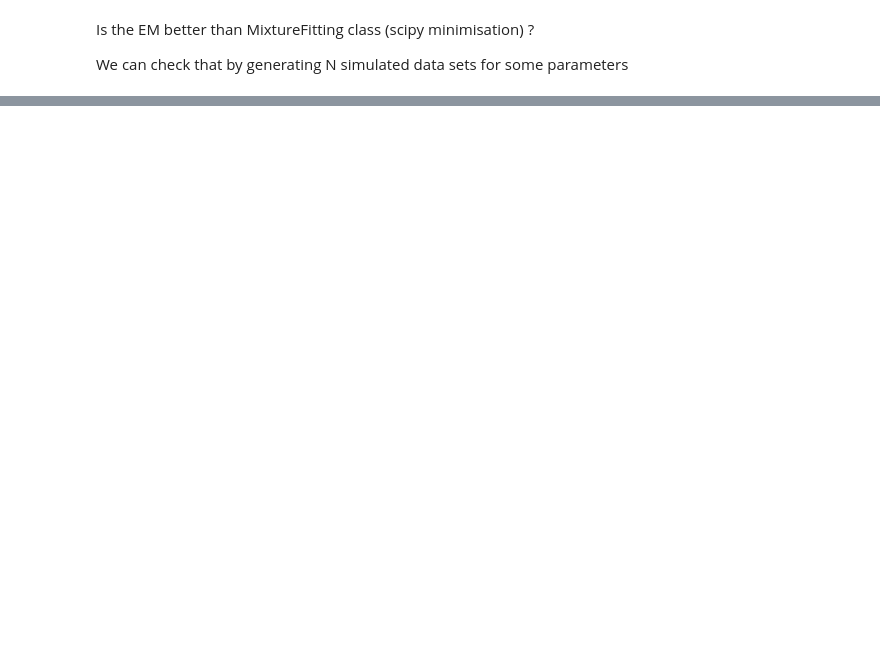
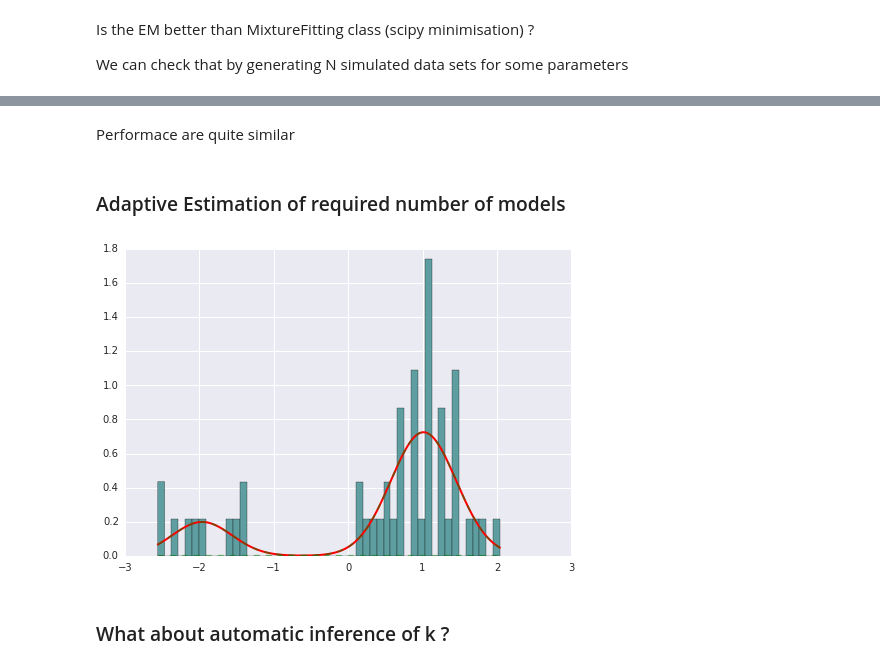
Before and after one commit to biokit/biokit, a Jupyter notebook: notebooks/stats/mixture.ipynb, the cells around one changed output, grey strips where cells are left out. Saved outputs shown, nothing was run; the diff lists cells and outputs as text; code cells hidden in the pictures; blank space fills up the shorter version.

```diff
--- a/notebooks/stats/mixture.ipynb
+++ b/notebooks/stats/mixture.ipynb
@@ -148,0 +153,4 @@ axvline(0.7, color='r', lw=2)
+# %% [markdown]
+Performace are quite similar
+# %% [markdown]
+### Adaptive Estimation of required number of models
@@ -148,0 +164,6 @@ axvline(0.7, color='r', lw=2)
+# %%
+mf.plot()
+# %% [output]
+[figure, added]
+# %% [markdown]
+### What about automatic inference of k ?
```
Also changed, not shown: parts of 41 cells of this notebook.
